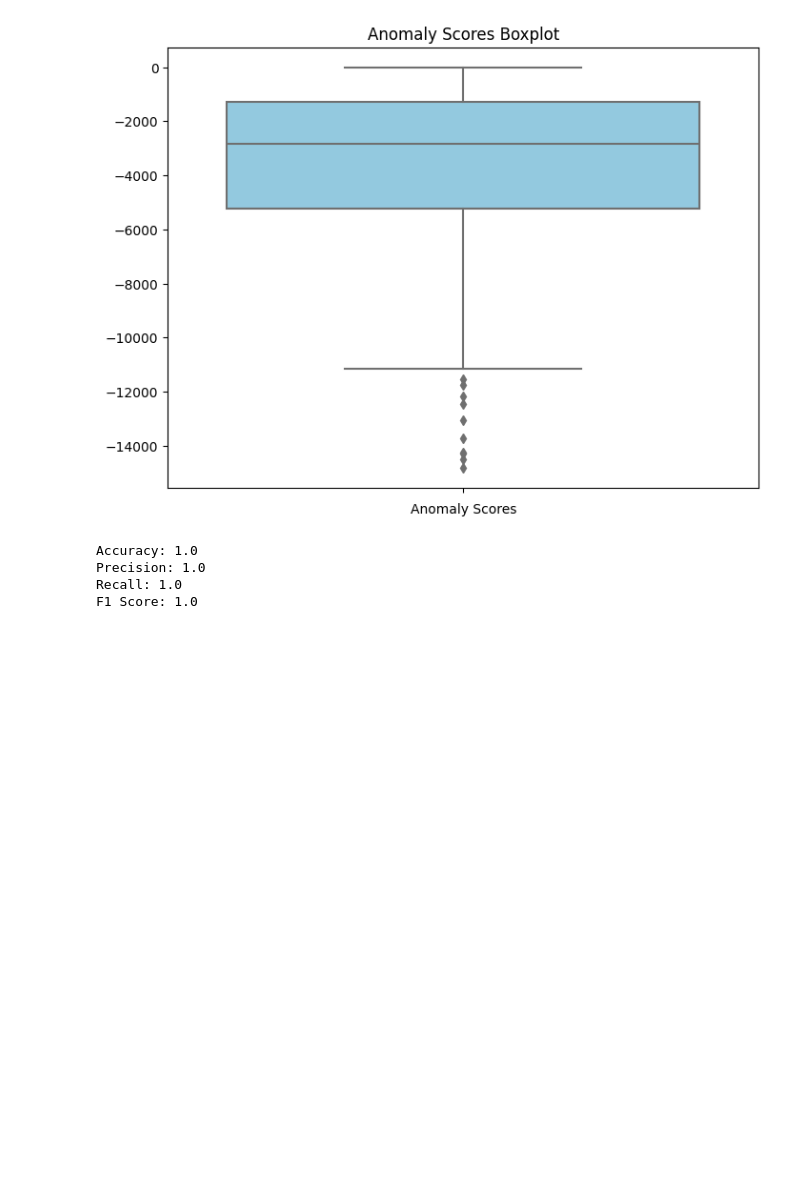
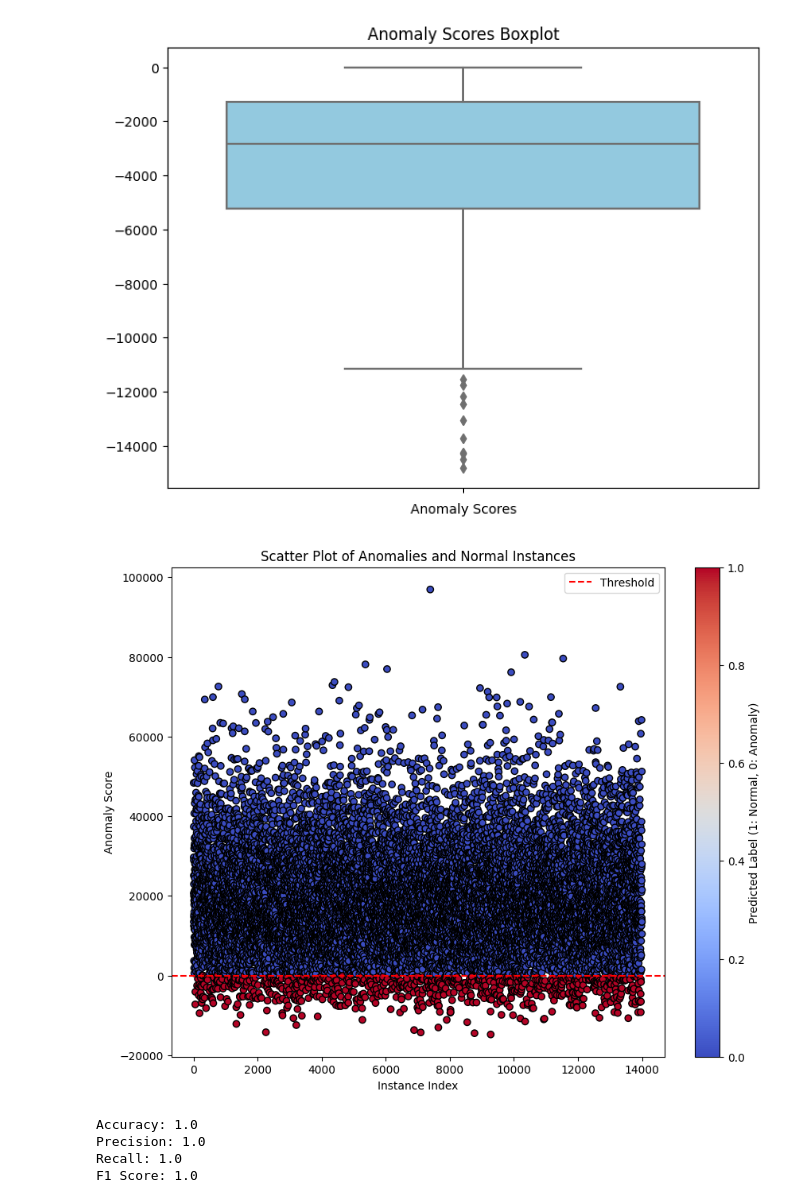
Before and after one commit to HeadBangZ/MasterThesis, a Jupyter notebook: mnist/svm/svm.ipynb, the cells around one changed output. Drawn from its saved outputs; the diff is of its cells as text; code cells hidden in the pictures; blank space fills up the shorter version.

```diff
--- a/mnist/svm/svm.ipynb
+++ b/mnist/svm/svm.ipynb
@@ -178,6 +178,25 @@ plt.xlabel('Anomaly Scores')
 plt.show()
 # %% [output]
 [figure]
+# %%
+# Set a threshold for classifying anomalies
+threshold = 0.0  # Adjust this threshold as needed
+
+# Classify instances based on the threshold
+predicted_labels = (anomaly_scores < threshold).astype(int)
+
+# Scatter plot with anomalies and normal instances based on anomaly scores and threshold
+plt.figure(figsize=(10, 8))
+scatter = plt.scatter(range(len(anomaly_scores)), anomaly_scores, c=predicted_labels, cmap='coolwarm', marker='o', edgecolors='k')
+plt.axhline(y=threshold, color='red', linestyle='--', label='Threshold')
+plt.xlabel('Instance Index')
+plt.ylabel('Anomaly Score')
+plt.title('Scatter Plot of Anomalies and Normal Instances')
+plt.legend()
+plt.colorbar(scatter, label='Predicted Label (1: Normal, 0: Anomaly)')
+plt.show()
+# %% [output]
+[figure, added]
 # %%
 # Create ground truth labels for anomalies (1 if anomaly, 0 otherwise)
 true_labels = np.zeros(len(y_test))
```
Also changed, not shown: 8 other files.
